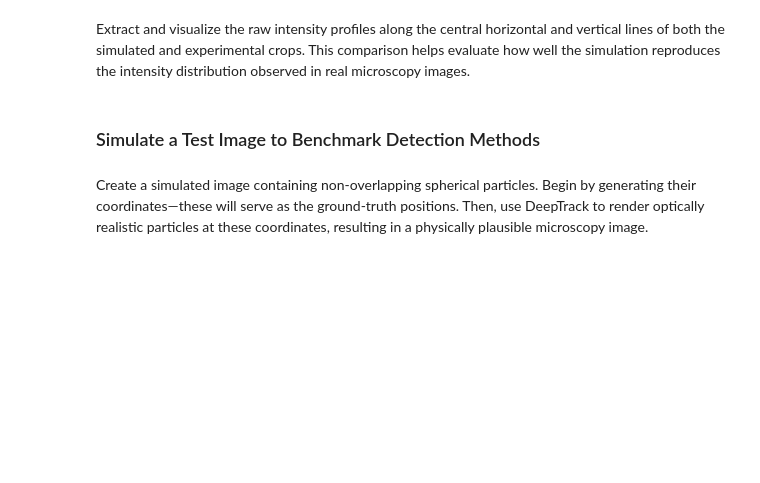
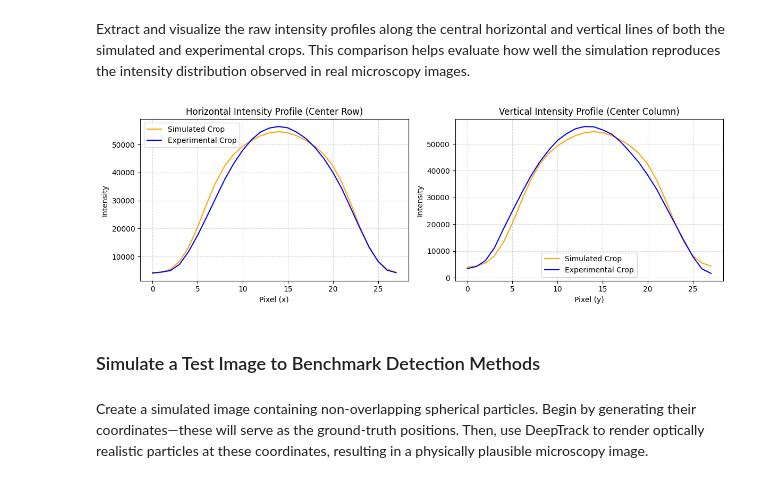
Before and after one commit to softmatterlab/ParticleTracking, a Jupyter notebook: tutorial/detection/spheres/detection_spheres.ipynb, the cells around one changed output. Saved outputs shown, nothing was run; the diff lists cells and outputs as text; code cells hidden in the pictures; blank space fills up the shorter version.

```diff
--- a/tutorial/detection/spheres/detection_spheres.ipynb
+++ b/tutorial/detection/spheres/detection_spheres.ipynb
@@ -243,36 +259,38 @@ plt.show()
 Extract and visualize the raw intensity profiles along the central horizontal and vertical lines of both the simulated and experimental crops. This comparison helps evaluate how well the simulation reproduces the intensity distribution observed in real microscopy images.
 # %%
 # Compute the center index.
-center = image_size // 2
+center = sim_crop_size // 2
 
 # Extract horizontal (row) profiles.
-sim_horiz = simulated_crop[center, :]
-exp_horiz = crop[center, :]
+sim_horiz = sim_crop[center, :]
+exp_horiz = exp_crop[center, :]
 
 # Extract vertical (column) profiles.
-sim_vert = simulated_crop[:, center]
-exp_vert = crop[:, center]
+sim_vert = sim_crop[:, center]
+exp_vert = exp_crop[:, center]
 
 # Create a 1×2 subplot.
 fig, axes = plt.subplots(1, 2, figsize=(12, 4), tight_layout=True)
 
 # --- Horizontal profile ---
 axes[0].plot(sim_horiz, label="Simulated Crop", color="orange")
 axes[0].plot(exp_horiz, label="Experimental Crop", color="blue")
 axes[0].set_xlabel("Pixel (x)")
 axes[0].set_ylabel("Intensity")
 axes[0].set_title("Horizontal Intensity Profile (Center Row)")
 axes[0].legend()
 axes[0].grid(True, linestyle="--", alpha=0.5)
 
 # --- Vertical profile ---
 axes[1].plot(sim_vert, label="Simulated Crop", color="orange")
 axes[1].plot(exp_vert, label="Experimental Crop", color="blue")
 axes[1].set_xlabel("Pixel (y)")
 axes[1].set_ylabel("Intensity")
 axes[1].set_title("Vertical Intensity Profile (Center Column)")
 axes[1].legend()
 axes[1].grid(True, linestyle="--", alpha=0.5)
+# %% [output]
+[figure, added]
 # %% [markdown]
 ### Simulate a Test Image to Benchmark Detection Methods
 # %% [markdown]
```
Also changed, not shown: parts of 39 cells of this notebook, 11 other files.
